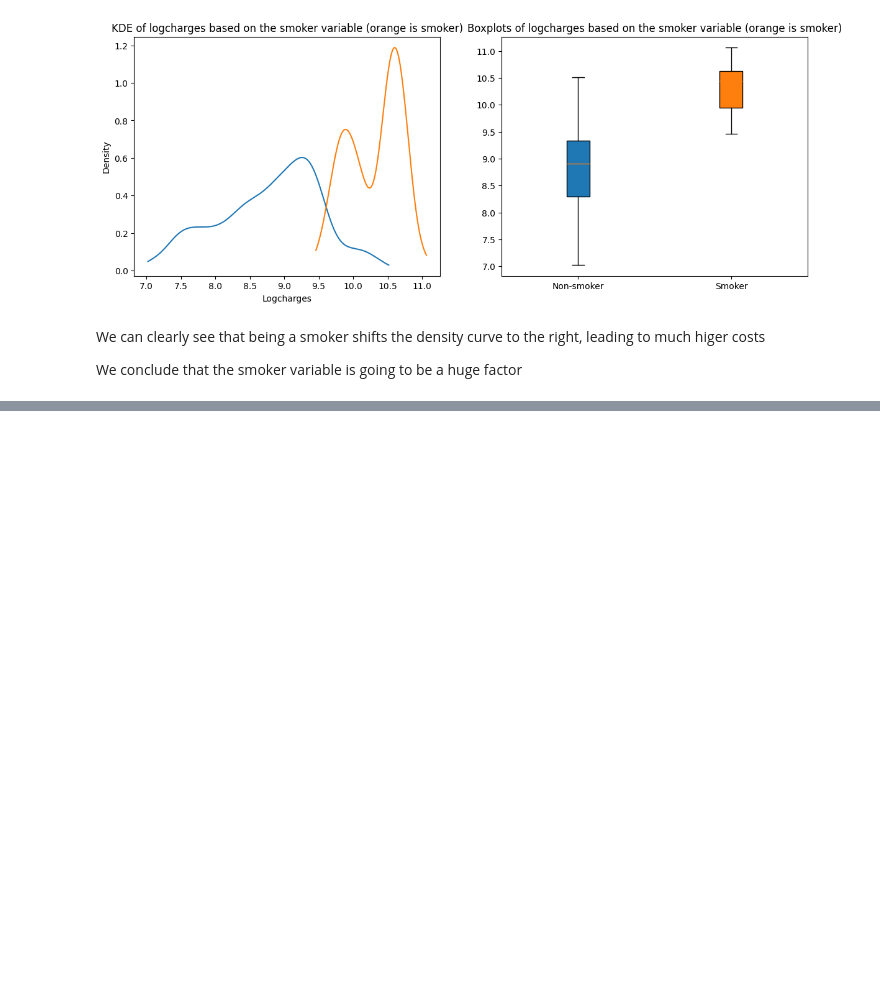
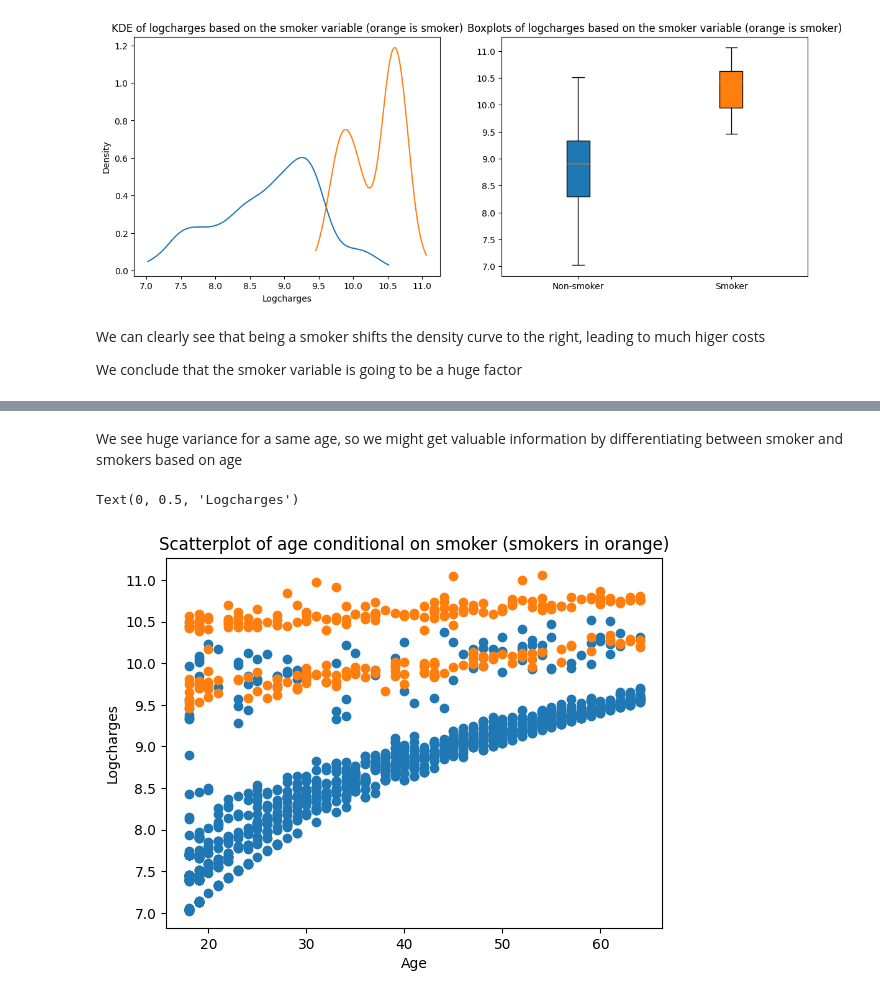
Before and after one commit to Bissapinho/Medical-costs-prediction-model, a Jupyter notebook: code/EDA.ipynb, the cells around one changed output, grey strips where cells are left out. Drawn from its saved outputs; the diff is of its cells as text; code cells hidden in the pictures; blank space fills up the shorter version.

```diff
--- a/code/EDA.ipynb
+++ b/code/EDA.ipynb
@@ -151,0 +221,13 @@ We conclude that the smoker variable is going to be a huge factor
+# %% [markdown]
+We see huge variance for a same age, so we might get valuable information by differentiating between smoker and smokers based on age
+# %%
+fig, ax = plt.subplots()
+
+ax.scatter(group_nonsmoker['age'], group_nonsmoker['logcharges'])
+ax.scatter(group_smoker['age'], group_smoker['logcharges'])
+ax.set_title('Scatterplot of age conditional on smoker (smokers in orange)')
+ax.set_xlabel('Age')
+ax.set_ylabel('Logcharges')
+# %% [output]
+Text(0, 0.5, 'Logcharges')
+[figure, added]
```
Also changed, not shown: parts of 8 cells of this notebook.
